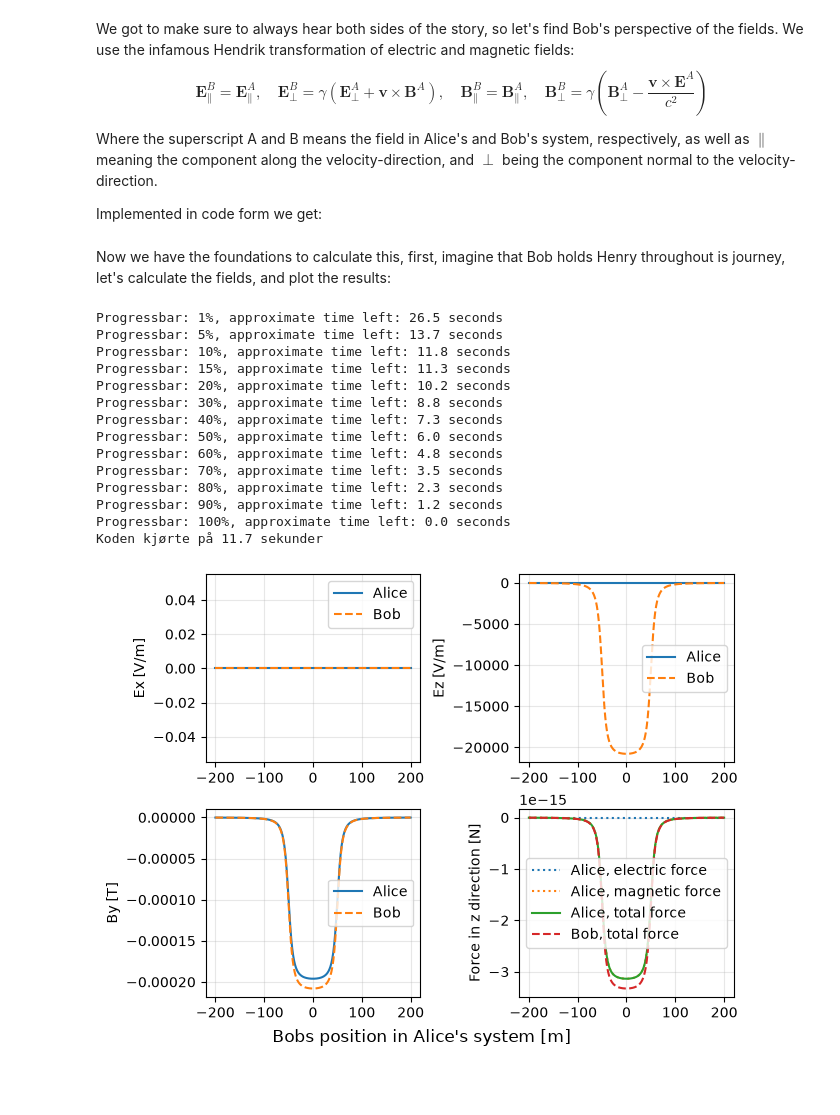
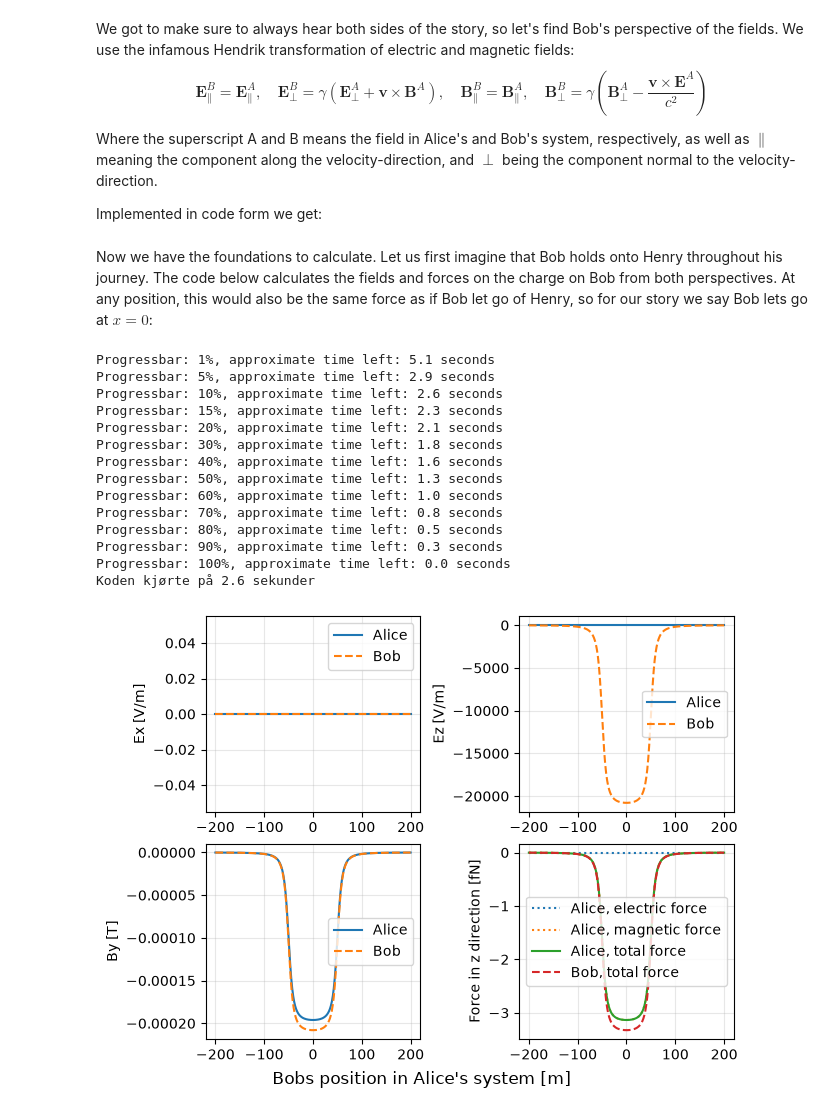
Before and after one commit to AshiqNorge/fys1120-computational-essay, a Jupyter notebook: main.ipynb, the cells around one changed output. Cells and saved outputs as stored; diff of their text form; code cells hidden in the pictures; blank space fills up the shorter version.

```diff
--- a/main.ipynb
+++ b/main.ipynb
@@ -49,7 +49,7 @@ h = 10                                  # m, Bobs height above the lightning cha
 Q_Henry = 1.6*10**-19                   # C, charge of Henry which Bob holds
 
 dt = 1e-8                               # s, time step
-t_max = 0.000002                        # s, maximum time
+t_max = 0.0000002                        # s, maximum time
 t_0 = -t_max                            # s, initial time
 x_0 = L_0/2                             # m, initial position of the train
 N_1 = int((t_max-t_0)/dt)               # number of points in which we will calculate Bobs experience
@@ -135,7 +135,7 @@ def alice_to_bob(E_Alice: plt.ndarray[float], B_Alice: plt.ndarray[float]) -> tu
 
     return E_Bob, B_Bob
 # %% [markdown]
-Now we have the foundations to calculate this, first, imagine that Bob holds Henry throughout is journey, let's calculate the fields, and plot the results:
+Now we have the foundations to calculate. Let us first imagine that Bob holds onto Henry throughout his journey. The code below calculates the fields and forces on the charge on Bob from both perspectives. At any position, this would also be the same force as if Bob let go of Henry, so for our story we say Bob lets go at $x=0$:
 # %%
 E_Alice = plt.zeros((N_1, 3))
 B_Alice = plt.zeros_like(E_Alice)
@@ -157,49 +157,49 @@ for i, x_Bob in enumerate(x):
 F_electric_Alice = Q_Henry * E_Alice
 F_magnetic_Alice = Q_Henry * plt.cross(v_train, B_Alice)
 F_Alice = F_electric_Alice + F_magnetic_Alice
 
 F_Bob = Q_Henry * E_Bob   # Bob does see a magnetic field, but it does not exert a force on him since he is at rest in his own system.
 
 # fig is a matplotlib figure object, and ax is a 2x2 array of subplots, with the first index being the row and the second index being the column.
 fig, ax = np.subplots(2, 2, layout="constrained")
 
 ax[0, 0].plot(x, E_Alice[:, 0], label="Alice")
 ax[0, 0].plot(x, E_Bob[:, 0], "--", label="Bob")
 ax[0, 0].set_ylabel("Ex [V/m]")
 
 ax[0, 1].plot(x, E_Alice[:, 2], label="Alice")
 ax[0, 1].plot(x, E_Bob[:, 2], "--", label="Bob")
 ax[0, 1].set_ylabel("Ez [V/m]")
 
 ax[1, 0].plot(x, B_Alice[:, 1], label="Alice")
 ax[1, 0].plot(x, B_Bob[:, 1], "--", label="Bob")
 ax[1, 0].set_ylabel("By [T]")
 
-ax[1, 1].plot(x, F_electric_Alice[:, 2], ":", label="Alice, electric force")
-ax[1, 1].plot(x, F_magnetic_Alice[:, 2], ":", label="Alice, magnetic force")
-ax[1, 1].plot(x, F_Alice[:, 2], label="Alice, total force")
-ax[1, 1].plot(x, F_Bob[:, 2], "--", label="Bob, total force")
-ax[1, 1].set_ylabel("Force in z direction [N]")
+ax[1, 1].plot(x, F_electric_Alice[:, 2] *10**15, ":", label="Alice, electric force")
+ax[1, 1].plot(x, F_magnetic_Alice[:, 2] *10**15, ":", label="Alice, magnetic force")
+ax[1, 1].plot(x, F_Alice[:, 2] *10**15, label="Alice, total force")
+ax[1, 1].plot(x, F_Bob[:, 2] * 10**15, "--", label="Bob, total force")
+ax[1, 1].set_ylabel("Force in z direction [fN]")
 
 for subplot in ax.flat:
     subplot.legend()        # Turns on the legend for each subplot
     subplot.grid(alpha=0.3) # Turns on gridnet with 30% transparency
 
 fig.supxlabel("Bobs position in Alice's system [m]")
 np.show()
 # %% [output]
-Progressbar: 1%, approximate time left: 26.5 seconds
-Progressbar: 5%, approximate time left: 13.7 seconds
-Progressbar: 10%, approximate time left: 11.8 seconds
-Progressbar: 15%, approximate time left: 11.3 seconds
-Progressbar: 20%, approximate time left: 10.2 seconds
-Progressbar: 30%, approximate time left: 8.8 seconds
-Progressbar: 40%, approximate time left: 7.3 seconds
-Progressbar: 50%, approximate time left: 6.0 seconds
-Progressbar: 60%, approximate time left: 4.8 seconds
-Progressbar: 70%, approximate time left: 3.5 seconds
-Progressbar: 80%, approximate time left: 2.3 seconds
-Progressbar: 90%, approximate time left: 1.2 seconds
+Progressbar: 1%, approximate time left: 5.1 seconds
+Progressbar: 5%, approximate time left: 2.9 seconds
+Progressbar: 10%, approximate time left: 2.6 seconds
+Progressbar: 15%, approximate time left: 2.3 seconds
+Progressbar: 20%, approximate time left: 2.1 seconds
+Progressbar: 30%, approximate time left: 1.8 seconds
+Progressbar: 40%, approximate time left: 1.6 seconds
+Progressbar: 50%, approximate time left: 1.3 seconds
+Progressbar: 60%, approximate time left: 1.0 seconds
+Progressbar: 70%, approximate time left: 0.8 seconds
+Progressbar: 80%, approximate time left: 0.5 seconds
+Progressbar: 90%, approximate time left: 0.3 seconds
 Progressbar: 100%, approximate time left: 0.0 seconds
-Koden kjørte på 11.7 sekunder
+Koden kjørte på 2.6 sekunder
-[figure, old version]
+[figure, new version]
```
Also changed, not shown: parts of 1 cell of this notebook.
